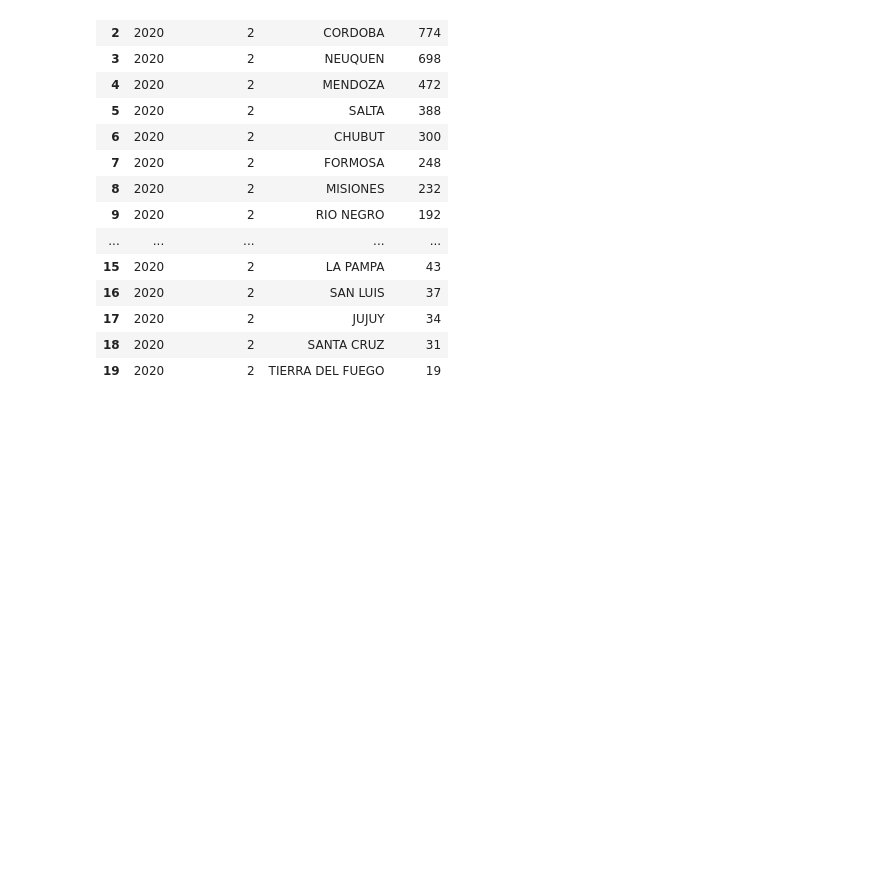
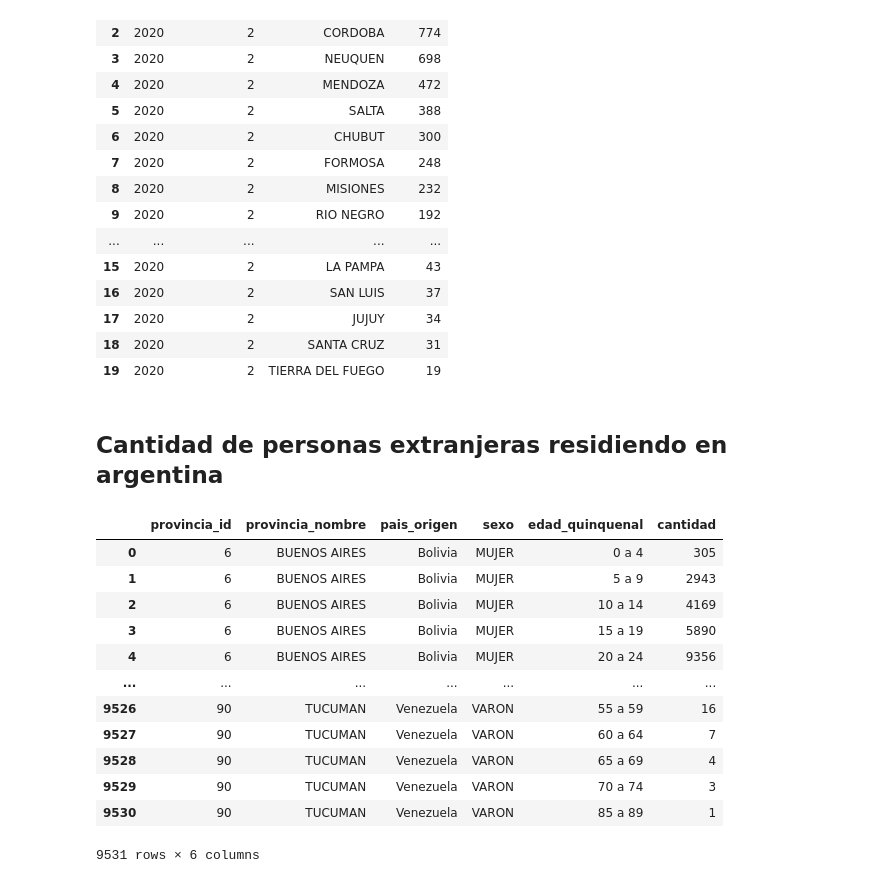
Before and after one commit to DATASCIENTISTSHENRY/PF_DataScience_Migraciones, a Jupyter notebook: EDA_ETL/ETL_EDA_Kpi_Amba.ipynb, the cells around one changed output. Saved outputs shown, nothing was run; the diff lists cells and outputs as text; code cells hidden in the pictures; blank space fills up the shorter version.

```diff
--- a/EDA_ETL/ETL_EDA_Kpi_Amba.ipynb
+++ b/EDA_ETL/ETL_EDA_Kpi_Amba.ipynb
@@ -692,3 +692,22 @@ residencias_2_2020
 | 17 | 2020 | 2 | JUJUY | 34 |
 | 18 | 2020 | 2 | SANTA CRUZ | 31 |
 | 19 | 2020 | 2 | TIERRA DEL FUEGO | 19 |
+# %% [markdown]
+## Cantidad de personas extranjeras residiendo en argentina
+# %%
+df_extranjeros= pd.read_csv("../Datasets/KPI_inmigrantes_AMBA/Cantidad_de_personas_extranjeras_identificadas_residiendo_en_Argentina_Enero_2023 (1).csv")
+df_extranjeros
+# %% [output]
+|  | provincia_id | provincia_nombre | pais_origen | sexo | edad_quinquenal | cantidad |
+| 0 | 6 | BUENOS AIRES | Bolivia | MUJER | 0 a 4 | 305 |
+| 1 | 6 | BUENOS AIRES | Bolivia | MUJER | 5 a 9 | 2943 |
+| 2 | 6 | BUENOS AIRES | Bolivia | MUJER | 10 a 14 | 4169 |
+| 3 | 6 | BUENOS AIRES | Bolivia | MUJER | 15 a 19 | 5890 |
+| 4 | 6 | BUENOS AIRES | Bolivia | MUJER | 20 a 24 | 9356 |
+| ... | ... | ... | ... | ... | ... | ... |
+| 9526 | 90 | TUCUMAN | Venezuela | VARON | 55 a 59 | 16 |
+| 9527 | 90 | TUCUMAN | Venezuela | VARON | 60 a 64 | 7 |
+| 9528 | 90 | TUCUMAN | Venezuela | VARON | 65 a 69 | 4 |
+| 9529 | 90 | TUCUMAN | Venezuela | VARON | 70 a 74 | 3 |
+| 9530 | 90 | TUCUMAN | Venezuela | VARON | 85 a 89 | 1 |
+9531 rows × 6 columns
```
Also changed, not shown: parts of 6 cells of this notebook, 1 other file.
